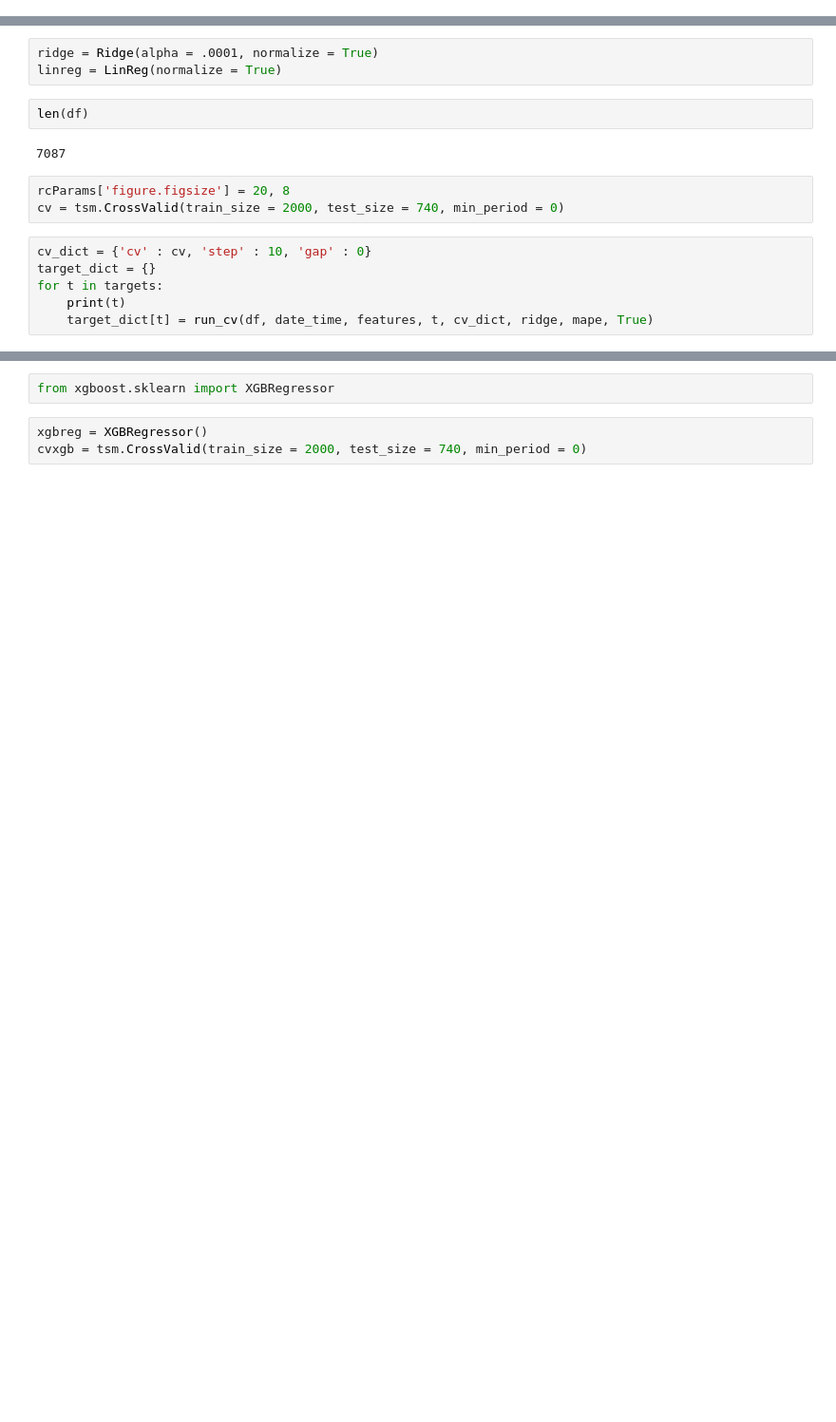
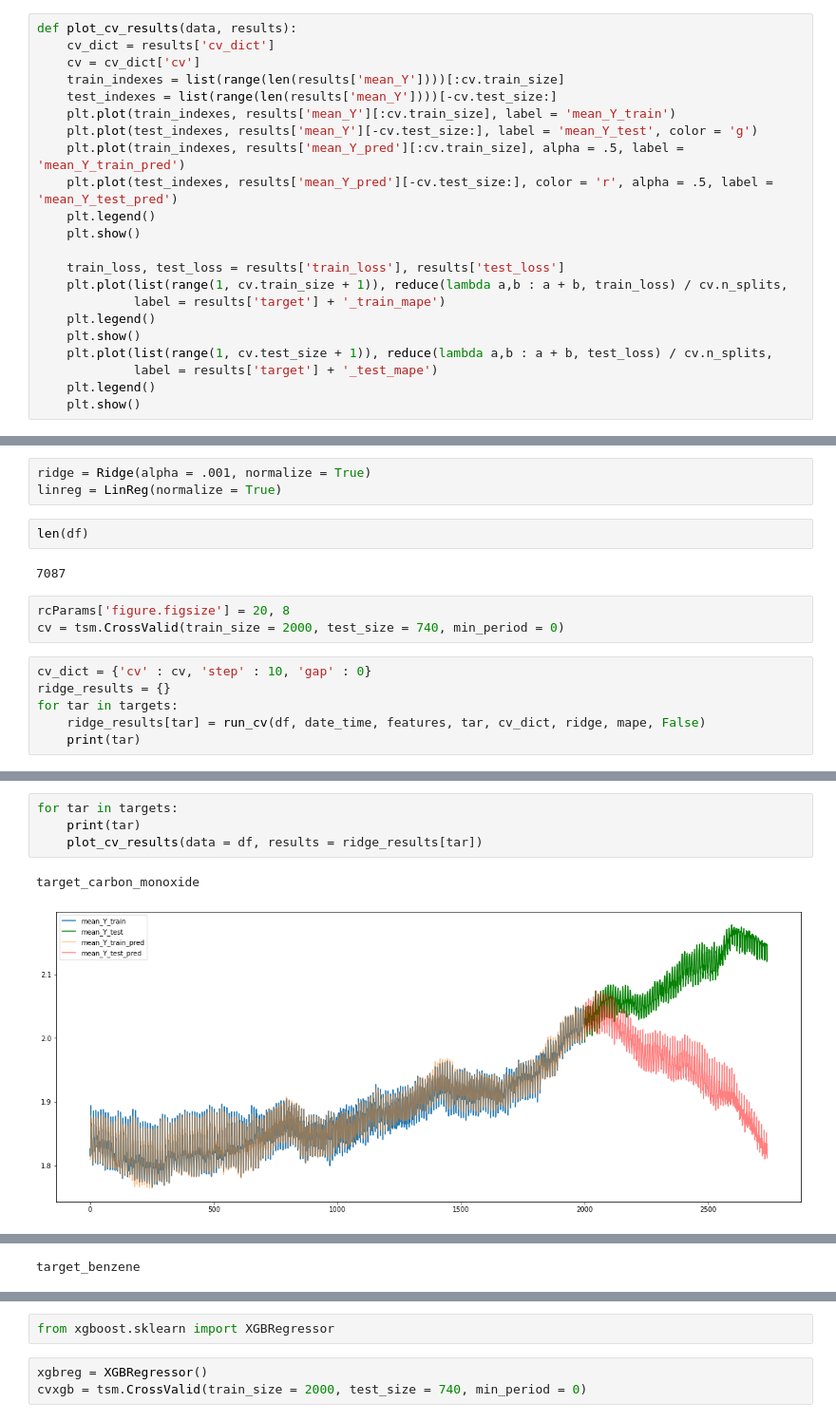
Before and after one commit to alexeybelkov/epam-data-science-summer, a Jupyter notebook: practice I - air_pollutions/cv+fe/notebook.ipynb, the cells around one changed output, grey strips where cells are left out. Shown at 95% size. Drawn from its saved outputs; the diff is of its cells as text; blank space fills up the shorter version.

```diff
--- a/practice I - air_pollutions/cv+fe/notebook.ipynb
+++ b/practice I - air_pollutions/cv+fe/notebook.ipynb
@@ -122,8 +117,30 @@ def run_cv(data, date_time, features, target, cv_dict, model, metric = MSE, plot
+# %%
+def plot_cv_results(data, results):
+    cv_dict = results['cv_dict']
+    cv = cv_dict['cv']
+    train_indexes = list(range(len(results['mean_Y'])))[:cv.train_size]
+    test_indexes = list(range(len(results['mean_Y'])))[-cv.test_size:]
+    plt.plot(train_indexes, results['mean_Y'][:cv.train_size], label = 'mean_Y_train')
+    plt.plot(test_indexes, results['mean_Y'][-cv.test_size:], label = 'mean_Y_test', color = 'g')
+    plt.plot(train_indexes, results['mean_Y_pred'][:cv.train_size], alpha = .5, label = 'mean_Y_train_pred')
+    plt.plot(test_indexes, results['mean_Y_pred'][-cv.test_size:], color = 'r', alpha = .5, label = 'mean_Y_test_pred')
+    plt.legend()
+    plt.show()
+
+    train_loss, test_loss = results['train_loss'], results['test_loss']
+    plt.plot(list(range(1, cv.train_size + 1)), reduce(lambda a,b : a + b, train_loss) / cv.n_splits,
+             label = results['target'] + '_train_mape')
+    plt.legend()
+    plt.show()
+    plt.plot(list(range(1, cv.test_size + 1)), reduce(lambda a,b : a + b, test_loss) / cv.n_splits,
+             label = results['target'] + '_test_mape')
+    plt.legend()
+    plt.show()
 # %%
 def mape(Y, Y_hat):
     return 100 * np.abs(Y - Y_hat) / Y
 # %%
-ridge = Ridge(alpha = .0001, normalize = True)
+ridge = Ridge(alpha = .001, normalize = True)
 linreg = LinReg(normalize = True)
 # %%
 len(df)
@@ -134,9 +151,9 @@ rcParams['figure.figsize'] = 20, 8
 cv = tsm.CrossValid(train_size = 2000, test_size = 740, min_period = 0)
 # %%
 cv_dict = {'cv' : cv, 'step' : 10, 'gap' : 0}
-target_dict = {}
-for t in targets:
-    print(t)
-    target_dict[t] = run_cv(df, date_time, features, t, cv_dict, ridge, mape, True)
+ridge_results = {}
+for tar in targets:
+    ridge_results[tar] = run_cv(df, date_time, features, tar, cv_dict, ridge, mape, False)
+    print(tar)
 # %% [output]
 target_carbon_monoxide
@@ -168,0 +162,7 @@ for key in target_dict.keys():
+# %%
+for tar in targets:
+    print(tar)
+    plot_cv_results(data = df, results = ridge_results[tar])
+# %% [output]
+target_carbon_monoxide
+[figure, added]
@@ -168,0 +171 @@ for key in target_dict.keys():
+target_benzene
```
Also changed, not shown: parts of 9 cells of this notebook.
